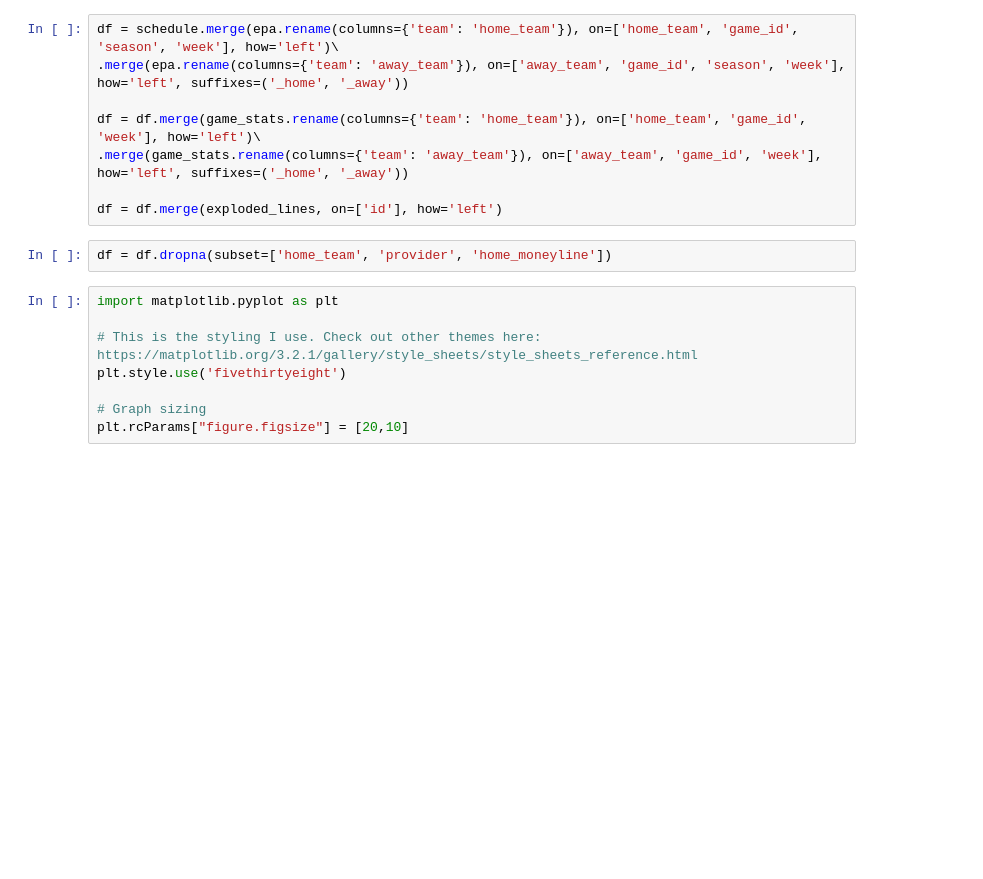
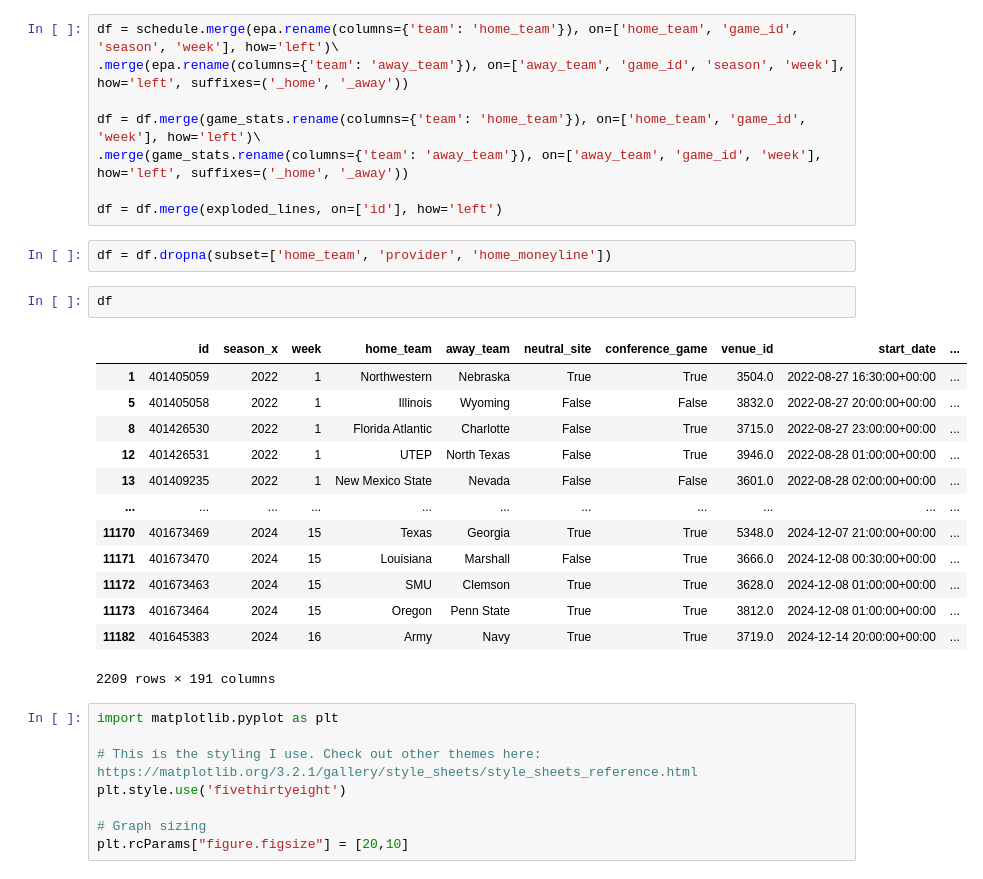
Before and after one commit to gwboyd/sports-models, a Jupyter notebook: src/cfb/notebook.ipynb, the cells around one changed output. Cells and saved outputs as stored; diff of their text form; blank space fills up the shorter version.

```diff
--- a/src/cfb/notebook.ipynb
+++ b/src/cfb/notebook.ipynb
@@ -412,6 +412,22 @@ df = df.merge(game_stats.rename(columns={'team': 'home_team'}), on=['home_team',
 df = df.merge(exploded_lines, on=['id'], how='left')
 # %%
 df = df.dropna(subset=['home_team', 'provider', 'home_moneyline'])
+# %%
+df
+# %% [output]
+|  | id | season_x | week | home_team | away_team | neutral_site | conference_game | venue_id | start_date | ... |
+| 1 | 401405059 | 2022 | 1 | Northwestern | Nebraska | True | True | 3504.0 | 2022-08-27 16:30:00+00:00 | ... |
+| 5 | 401405058 | 2022 | 1 | Illinois | Wyoming | False | False | 3832.0 | 2022-08-27 20:00:00+00:00 | ... |
+| 8 | 401426530 | 2022 | 1 | Florida Atlantic | Charlotte | False | True | 3715.0 | 2022-08-27 23:00:00+00:00 | ... |
+| 12 | 401426531 | 2022 | 1 | UTEP | North Texas | False | True | 3946.0 | 2022-08-28 01:00:00+00:00 | ... |
+| 13 | 401409235 | 2022 | 1 | New Mexico State | Nevada | False | False | 3601.0 | 2022-08-28 02:00:00+00:00 | ... |
+| ... | ... | ... | ... | ... | ... | ... | ... | ... | ... | ... |
+| 11170 | 401673469 | 2024 | 15 | Texas | Georgia | True | True | 5348.0 | 2024-12-07 21:00:00+00:00 | ... |
+| 11171 | 401673470 | 2024 | 15 | Louisiana | Marshall | False | True | 3666.0 | 2024-12-08 00:30:00+00:00 | ... |
+| 11172 | 401673463 | 2024 | 15 | SMU | Clemson | True | True | 3628.0 | 2024-12-08 01:00:00+00:00 | ... |
+| 11173 | 401673464 | 2024 | 15 | Oregon | Penn State | True | True | 3812.0 | 2024-12-08 01:00:00+00:00 | ... |
+| 11182 | 401645383 | 2024 | 16 | Army | Navy | True | True | 3719.0 | 2024-12-14 20:00:00+00:00 | ... |
+2209 rows × 191 columns
 # %%
 import matplotlib.pyplot as plt
 
```
Also changed, not shown: parts of 3 cells of this notebook, 2 other files.
